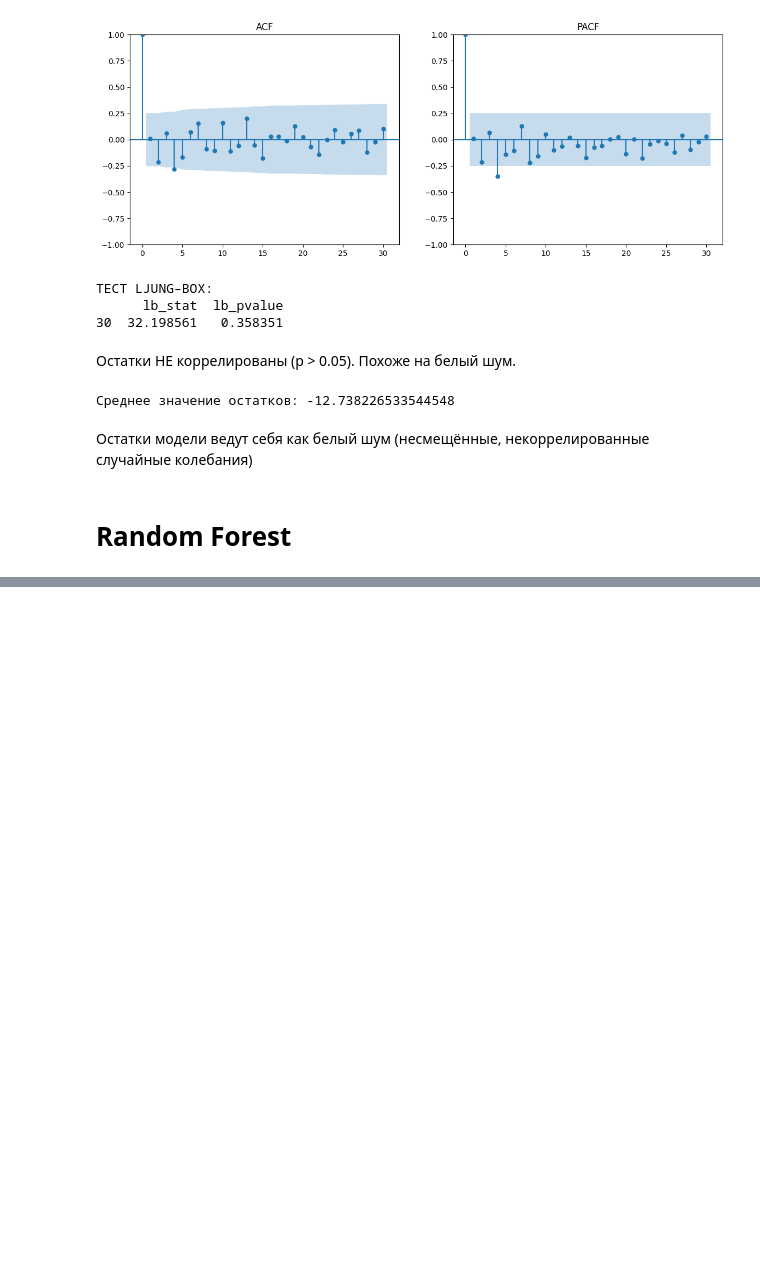
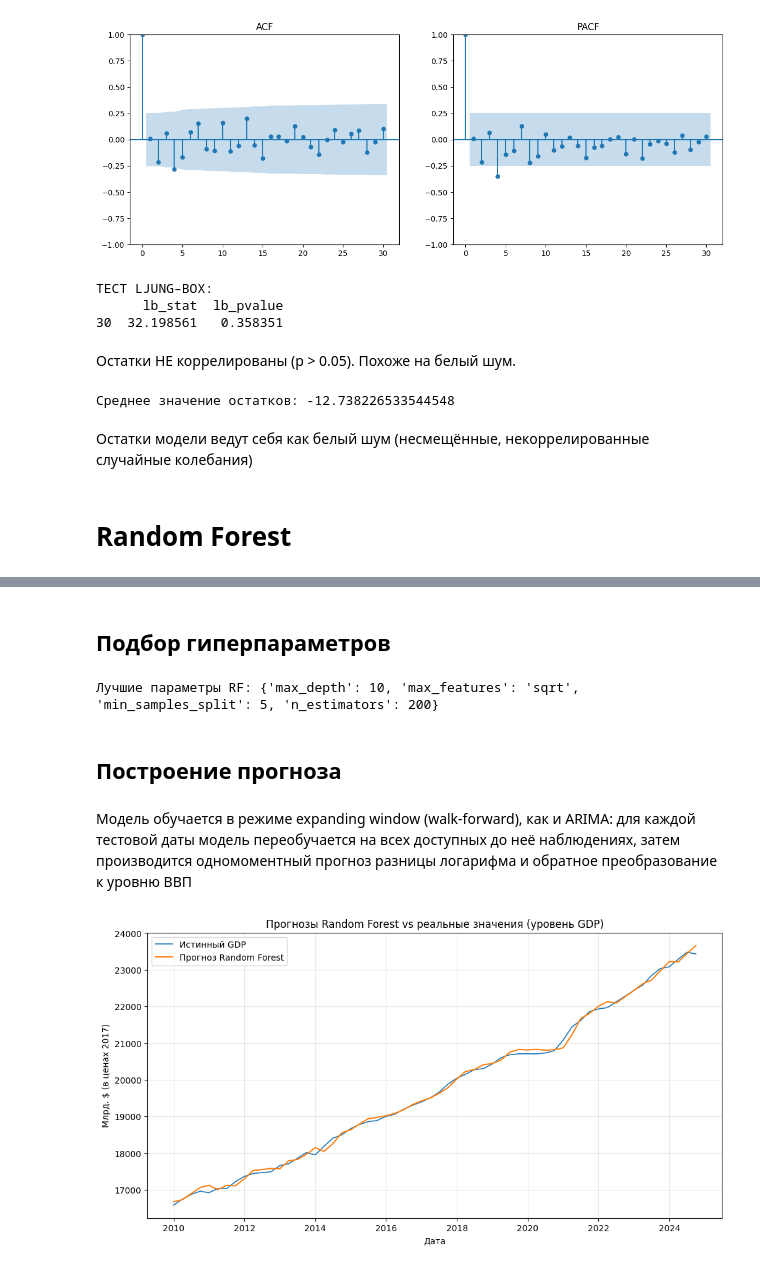
Before and after one commit to kesa444ka/Hybrid-models-for-forecasting-macroeconomic-indicators, a Jupyter notebook: notebooks/analysis.ipynb, the cells around one changed output, grey strips where cells are left out. Saved outputs shown, nothing was run; the diff lists cells and outputs as text; code cells hidden in the pictures; blank space fills up the shorter version.

Commit message:
Random Forest model

```diff
--- a/notebooks/analysis.ipynb
+++ b/notebooks/analysis.ipynb
@@ -322,0 +328,36 @@ print("Среднее значение остатков:", arima_residuals_mean)
+# %%
+lags = 8
+
+param_grid_rf = {
+    'n_estimators': [100, 200, 300, 400, 500],
+    'max_depth': [None, 10, 15, 20],
+    'min_samples_split': [2, 5, 10],
+    'max_features': ['sqrt', 'log2']
+}
+# %% [markdown]
+## Подбор гиперпараметров
+# %%
+X_rf, y_rf = create_lagged_features(gdp_train_log_diff, lags)
+
+best_rf_model, best_rf_parameters = train_rf_model(X_rf, y_rf, param_grid_rf)
+print("Лучшие параметры RF:", best_rf_parameters)
+# %% [output]
+Лучшие параметры RF: {'max_depth': 10, 'max_features': 'sqrt', 'min_samples_split': 5, 'n_estimators': 200}
+# %% [markdown]
+## Построение прогноза
+# %% [markdown]
+Модель обучается в режиме expanding window (walk-forward), как и ARIMA: для каждой тестовой даты модель переобучается на всех доступных до неё наблюдениях, затем производится одномоментный прогноз разницы логарифма и обратное преобразование к уровню ВВП
+# %%
+rf_result = walk_forward_forecast_rf(gdp_clean_series, gdp_test, lags, best_rf_parameters)
+# %%
+plt.figure(figsize=(12,6))
+plt.plot(gdp_clean_series.loc[rf_result.index[0]:rf_result.index[-1]], label='Истинный GDP', linewidth=1.2)
+plt.plot(rf_result['forecast'], label='Прогноз Random Forest', linewidth=1.5)
+plt.title('Прогнозы Random Forest vs реальные значения (уровень GDP)')
+plt.legend()
+plt.ylabel('Млрд. $ (в ценах 2017)')
+plt.xlabel('Дата')
+plt.grid(alpha=0.3)
+plt.show()
+# %% [output]
+[figure, added]
```
Also changed, not shown: parts of 6 cells of this notebook, 1 other file.
